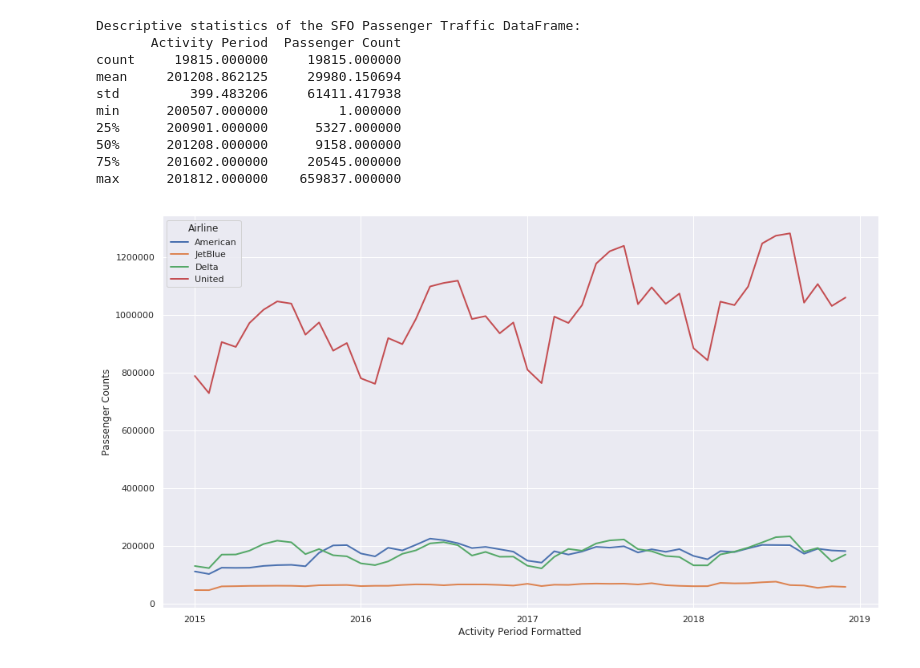
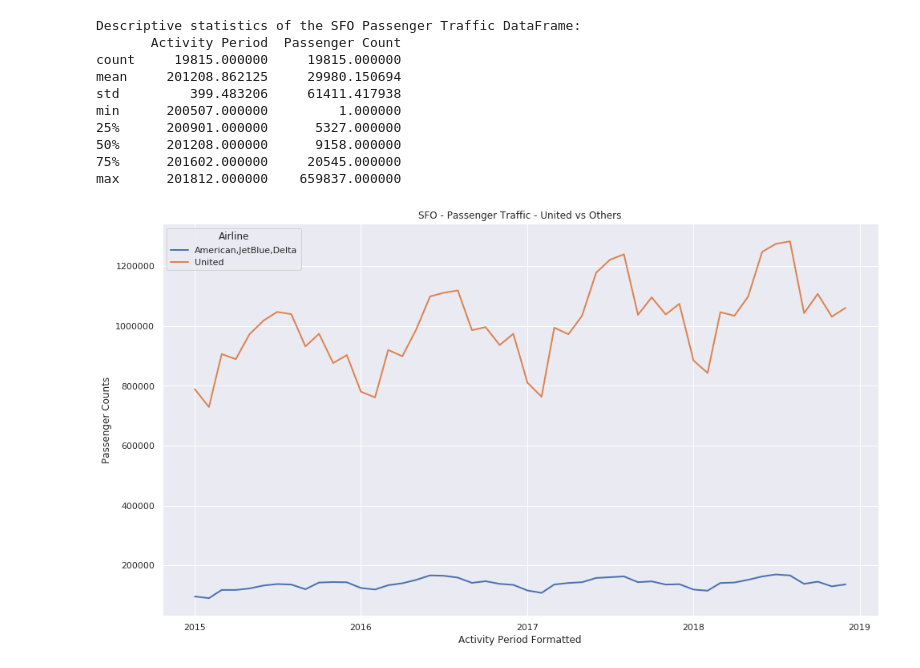
Before and after one commit to Saranyanv/test, a Jupyter notebook: 455_Assignment1.ipynb, the cells around one changed output. Cells and saved outputs as stored; diff of their text form; code cells hidden in the pictures.

```diff
--- a/455_Assignment1.ipynb
+++ b/455_Assignment1.ipynb
@@ -73,6 +73,4 @@ min      200507.000000         1.000000
 75%      201602.000000     20545.000000
 max      201812.000000    659837.000000
 # %%
-sfo_air_traffic_AA_UA=DataFrame({'Passenger Counts' : sfo_air_traffic.loc[(sfo_air_traffic['Published Airline IATA Code'].isin(['AA', 'UA', 'B6', 'DL'])) &
-                                                     (sfo_air_traffic['Activity Period'] >= 201501) &
-                                                     (sfo_air_traffic['Activity Type Code'] == 'Enplaned')].groupby(['Published Airline IATA Code', 'Activity Period'])['Passenger Count'].sum()}).reset_index()
+sfo_air_traffic_big4 = sfo_air_traffic.loc[(sfo_air_traffic['Published Airline IATA Code'].isin(['AA', 'UA', 'B6', 'DL'])) & (sfo_air_traffic['Activity Period'] >= 201501) & (sfo_air_traffic['Activity Type Code'] == 'Enplaned')]
@@ -83,33 +89,33 @@ sfo_air_traffic_AA_UA['Activity Period Formatted']=pd.to_datetime(sfo_air_traffi
 # %%
 import matplotlib.ticker as ticker
 import matplotlib.dates as mdates
 #import seaborn.apionly as sns
 sns.set(rc={'figure.figsize':(16,9)})
 sns.set_style("dark")
 
 fig = plt.figure()
 ax = fig.add_subplot(111)
 
 years = mdates.YearLocator()
 months = mdates.MonthLocator(interval=3)
 monthsFmt = mdates.DateFormatter('%m')
 yearsFmt = mdates.DateFormatter('%Y')
 
 plt.grid(True)
 ax.xaxis.set_ticklabels([])
 
 
-sns.lineplot(x="Activity Period Formatted", y="Passenger Counts", hue="Published Airline IATA Code",data=sfo_air_traffic_AA_UA, linewidth=2.0)
+sns.lineplot(x="Activity Period Formatted", y="Passenger Counts", hue="Airline",data=sfo_air_traffic_AA_UA, linewidth=2.0, ci=None).set_title("SFO - Passenger Traffic - United vs Others")
 ax.set_xticks([])
-plt.legend(title='Airline', loc='upper left', labels=['American', 'JetBlue','Delta', 'United'])
+plt.legend(title='Airline', loc='upper left', labels=['American,JetBlue,Delta', 'United'])
 
 #ax.xaxis.set_minor_locator(months)
 #ax.xaxis.set_minor_formatter('monthsFmt')
 ax.xaxis.set_major_locator(years)
 ax.xaxis.set_major_formatter(yearsFmt)
 #plt.setp(ax.xaxis.get_minorticklabels(), rotation=45)
 #plt.setp(ax.get_xmajorticklabels(), rotation=45)
 # %% [output]
-[figure, old version]
+[figure, new version]
 # %%
 #sfo_air_traffic.loc[(sfo_air_traffic['Published Airline IATA Code'].isin(['EK', 'BA'])) & (sfo_air_traffic['Activity Period'] >= 201400) & (sfo_air_traffic['Activity Type Code'] == 'Enplaned')]
```
Also changed, not shown: parts of 5 cells of this notebook.
